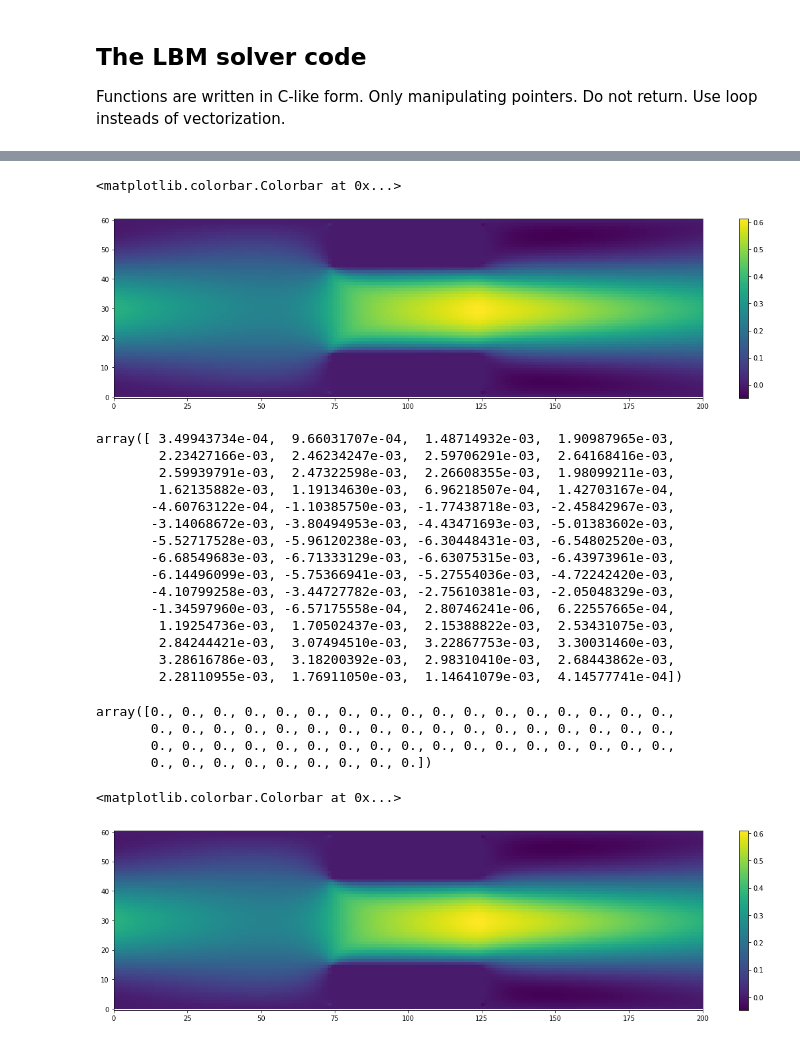
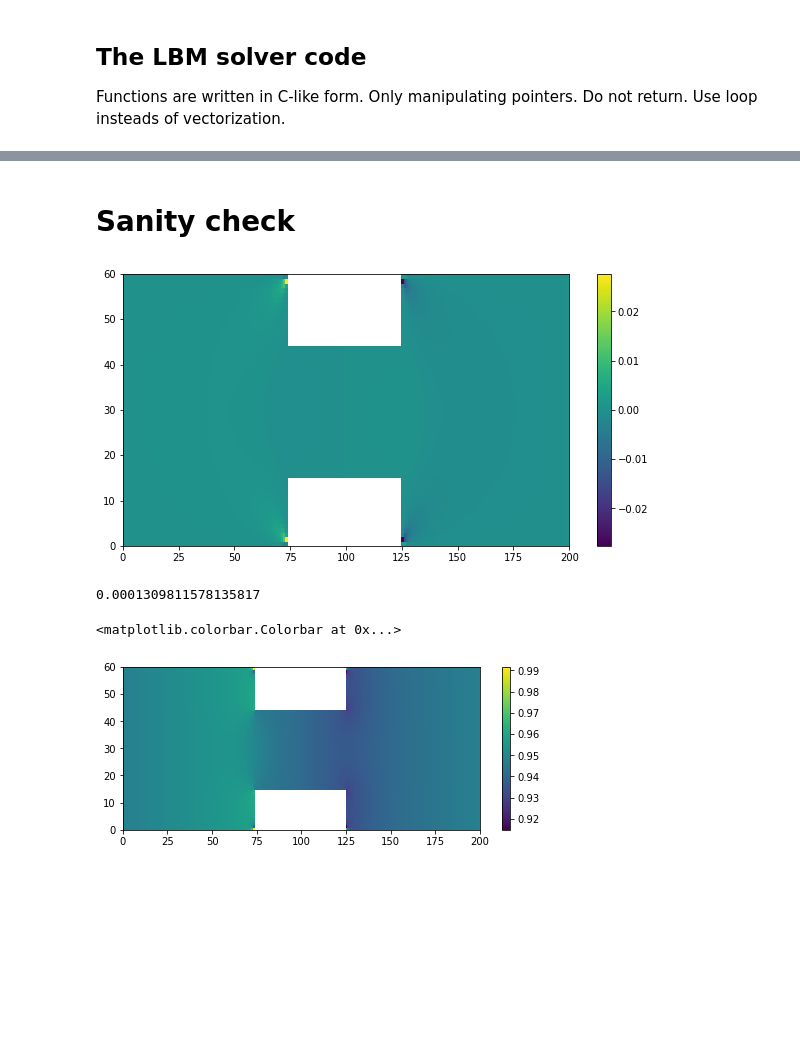
Before and after one commit to iacs-ac290r-2019-2/homework, a Jupyter notebook: HW2/DavidPineiro/LBM_2D_constricted_channel_1.ipynb, the cells around one changed output, grey strips where cells are left out. Drawn from its saved outputs; the diff is of its cells as text; code cells hidden in the pictures; blank space fills up the shorter version.

```diff
--- a/HW2/DavidPineiro/LBM_2D_constricted_channel_1.ipynb
+++ b/HW2/DavidPineiro/LBM_2D_constricted_channel_1.ipynb
@@ -272,41 +274,21 @@ Wall time: 5.05 s
+# %% [markdown]
+# Sanity check
 # %%
-plt.figure(figsize=(20,5))
-plt.pcolormesh(ux[1:-1,1:-1])#, vmin=0, vmax=0.3)
-plt.axis('equal')
+plt.figure(figsize=(10,5))
+plt.pcolormesh(ux[1:-1,1:-1])
 plt.colorbar()
+plt.show()
 # %% [output]
-<matplotlib.colorbar.Colorbar at 0x...>
-[figure, old version]
+[figure, new version]
-# %%
-ux[1:-1,2] - ux[1:-1,-2]
-# %% [output]
-array([ 3.49943734e-04,  9.66031707e-04,  1.48714932e-03,  1.90987965e-03,
-        2.23427166e-03,  2.46234247e-03,  2.59706291e-03,  2.64168416e-03,
-        2.59939791e-03,  2.47322598e-03,  2.26608355e-03,  1.98099211e-03,
-        1.62135882e-03,  1.19134630e-03,  6.96218507e-04,  1.42703167e-04,
-       -4.60763122e-04, -1.10385750e-03, -1.77438718e-03, -2.45842967e-03,
-       -3.14068672e-03, -3.80494953e-03, -4.43471693e-03, -5.01383602e-03,
-       -5.52717528e-03, -5.96120238e-03, -6.30448431e-03, -6.54802520e-03,
-       -6.68549683e-03, -6.71333129e-03, -6.63075315e-03, -6.43973961e-03,
-       -6.14496099e-03, -5.75366941e-03, -5.27554036e-03, -4.72242420e-03,
-       -4.10799258e-03, -3.44727782e-03, -2.75610381e-03, -2.05048329e-03,
-       -1.34597960e-03, -6.57175558e-04,  2.80746241e-06,  6.22557665e-04,
-        1.19254736e-03,  1.70502437e-03,  2.15388822e-03,  2.53431075e-03,
-        2.84244421e-03,  3.07494510e-03,  3.22867753e-03,  3.30031460e-03,
-        3.28616786e-03,  3.18200392e-03,  2.98310410e-03,  2.68443862e-03,
-        2.28110955e-03,  1.76911050e-03,  1.14641079e-03,  4.14577741e-04])
-# %%
-ux[1:-1,0]
-# %% [output]
-array([0., 0., 0., 0., 0., 0., 0., 0., 0., 0., 0., 0., 0., 0., 0., 0., 0.,
-       0., 0., 0., 0., 0., 0., 0., 0., 0., 0., 0., 0., 0., 0., 0., 0., 0.,
-       0., 0., 0., 0., 0., 0., 0., 0., 0., 0., 0., 0., 0., 0., 0., 0., 0.,
-       0., 0., 0., 0., 0., 0., 0., 0., 0.])
+# %%
+# REYNOLDS NUMBER:
+print(np.mean(ux[1:-1,1])*(10))
+# %% [output]
+0.0001309811578135817
 # %%
-plt.figure(figsize=(20,5))
-plt.pcolormesh(ux[1:-1,1:-1])#, vmin=0, vmax=0.3)
-plt.axis('equal')
+plt.figure(figsize=(8,3))
+plt.pcolormesh(rho[1:-1,1:-1])
 plt.colorbar()
 # %% [output]
 <matplotlib.colorbar.Colorbar at 0x...>
-[figure, old version]
+[figure, new version]
```
Also changed, not shown: parts of 31 cells of this notebook, 1 other file.
